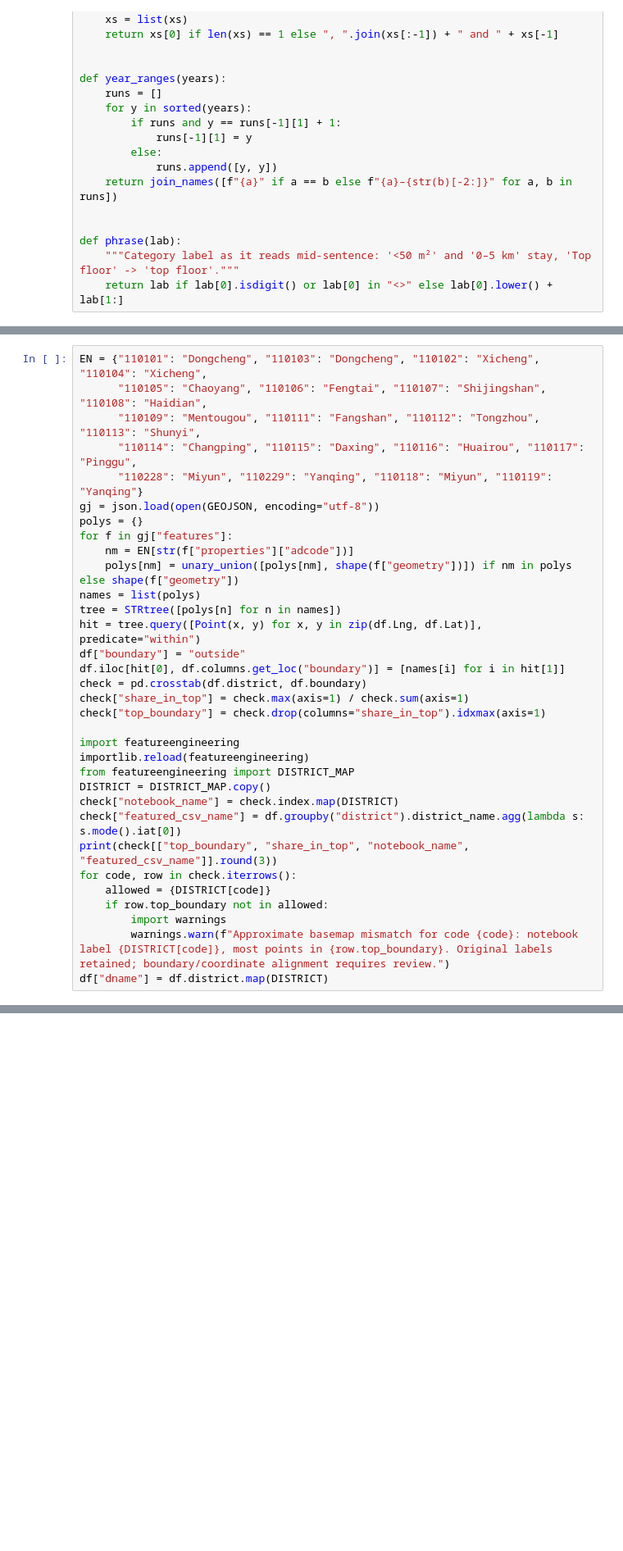
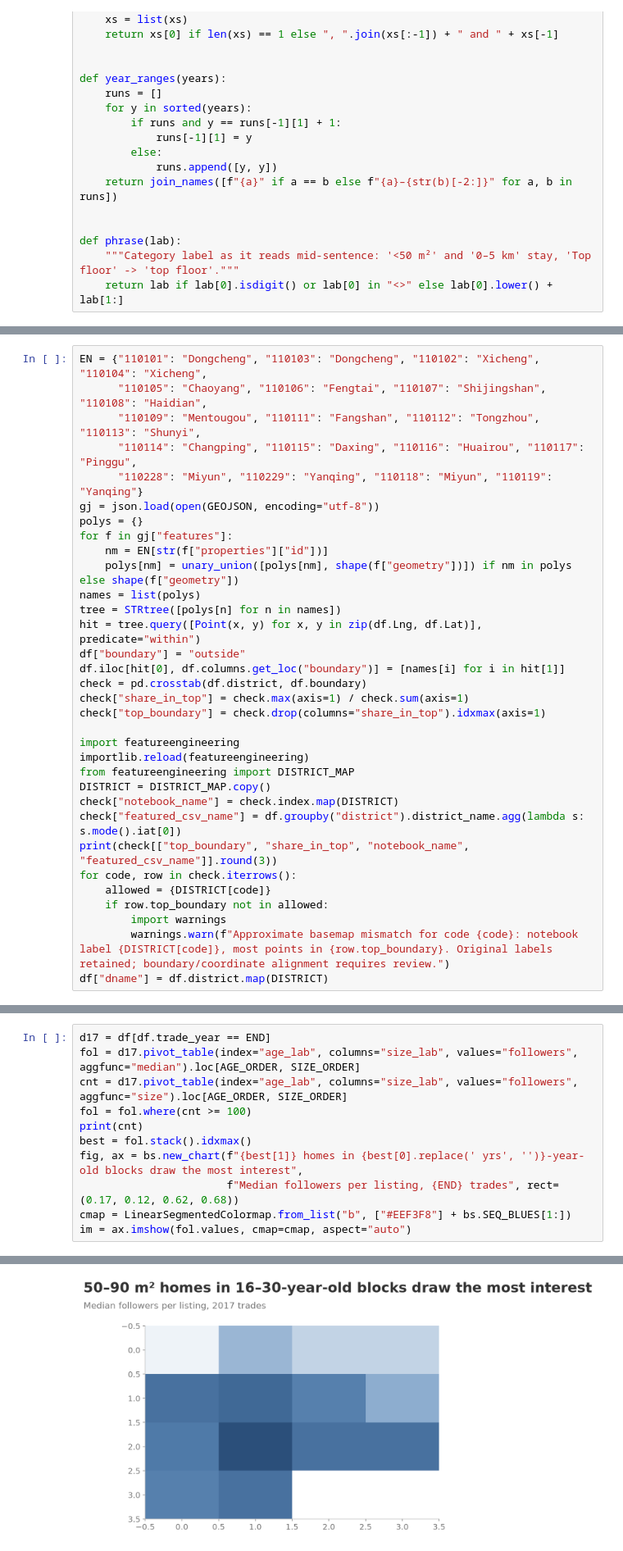
Before and after one commit to zhenhao14/Beijing-Housing-Prices, a Jupyter notebook: Visualisations/qn 5/qn5_part1.ipynb, the cells around one changed output, grey strips where cells are left out. Shown at 82% size. Saved outputs shown, nothing was run; the diff lists cells and outputs as text; blank space fills up the shorter version.

```diff
--- a/Visualisations/qn 5/qn5_part1.ipynb
+++ b/Visualisations/qn 5/qn5_part1.ipynb
@@ -177,7 +181,7 @@ EN = {"110101": "Dongcheng", "110103": "Dongcheng", "110102": "Xicheng", "110104
 gj = json.load(open(GEOJSON, encoding="utf-8"))
 polys = {}
 for f in gj["features"]:
-    nm = EN[str(f["properties"]["adcode"])]
+    nm = EN[str(f["properties"]["id"])]
     polys[nm] = unary_union([polys[nm], shape(f["geometry"])]) if nm in polys else shape(f["geometry"])
 names = list(polys)
 tree = STRtree([polys[n] for n in names])
@@ -228,0 +284,12 @@ supply
+# %%
+d17 = df[df.trade_year == END]
+fol = d17.pivot_table(index="age_lab", columns="size_lab", values="followers", aggfunc="median").loc[AGE_ORDER, SIZE_ORDER]
+cnt = d17.pivot_table(index="age_lab", columns="size_lab", values="followers", aggfunc="size").loc[AGE_ORDER, SIZE_ORDER]
+fol = fol.where(cnt >= 100)
+print(cnt)
+best = fol.stack().idxmax()
+fig, ax = bs.new_chart(f"{best[1]} homes in {best[0].replace(' yrs', '')}-year-old blocks draw the most interest",
+                       f"Median followers per listing, {END} trades", rect=(0.17, 0.12, 0.62, 0.68))
+cmap = LinearSegmentedColormap.from_list("b", ["#EEF3F8"] + bs.SEQ_BLUES[1:])
+im = ax.imshow(fol.values, cmap=cmap, aspect="auto")
+# %% [output]
@@ -228,0 +302 @@ supply
+[figure, added]
```
Also changed, not shown: parts of 8 cells of this notebook, 5 other files.
